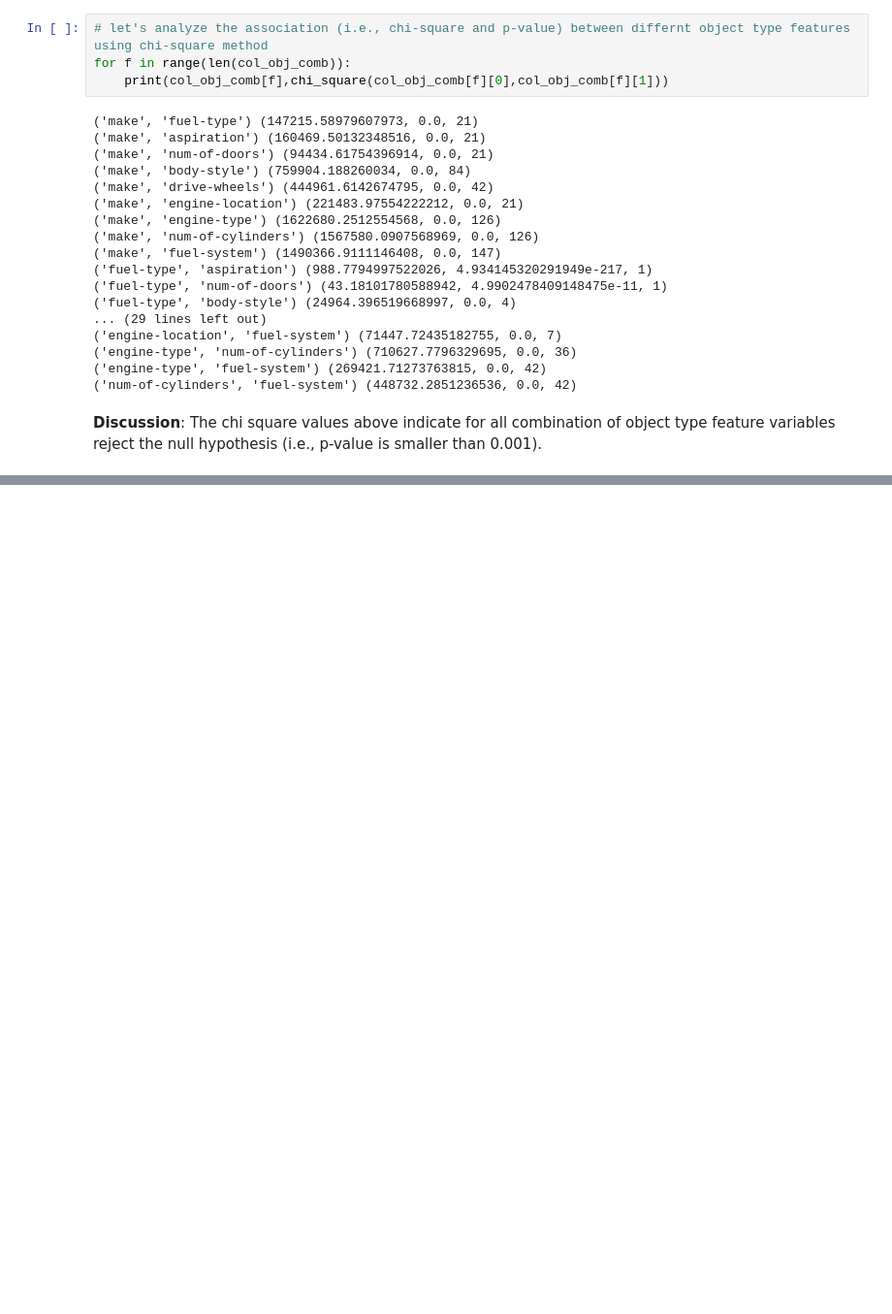
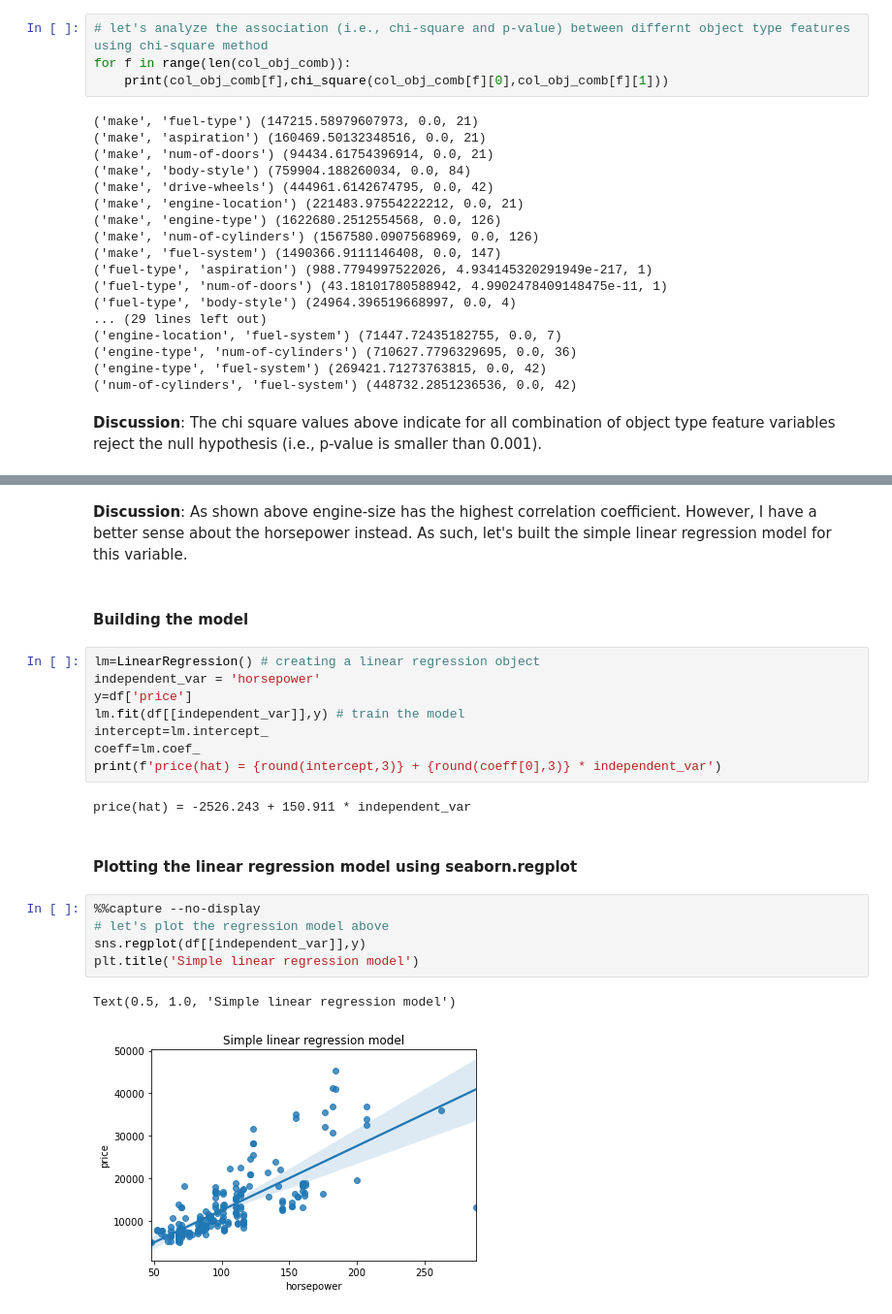
Before and after one commit to Farhad-Davaripour/Step_by_Step_Data_Analysis_Auto_Dataset, a Jupyter notebook: Code_Python.ipynb, the cells around one changed output, grey strips where cells are left out. Shown at 97% size. Cells and saved outputs as stored; diff of their text form; blank space fills up the shorter version.

```diff
--- a/Code_Python.ipynb
+++ b/Code_Python.ipynb
@@ -403,0 +430,24 @@ for f in range(len(col_obj_comb)):
+# %% [markdown]
+**Discussion**: As shown above engine-size has the highest correlation coefficient. However, I have a better sense about the horsepower instead. As such, let's built the simple linear regression model for this variable.
+# %% [markdown]
+#### Building the model
+# %%
+lm=LinearRegression() # creating a linear regression object
+independent_var = 'horsepower'
+y=df['price']
+lm.fit(df[[independent_var]],y) # train the model
+intercept=lm.intercept_
+coeff=lm.coef_
+print(f'price(hat) = {round(intercept,3)} + {round(coeff[0],3)} * independent_var')
+# %% [output]
+price(hat) = -2526.243 + 150.911 * independent_var
+# %% [markdown]
+#### Plotting the linear regression model using seaborn.regplot
+# %%
+%%capture --no-display
+# let's plot the regression model above
+sns.regplot(df[[independent_var]],y)
+plt.title('Simple linear regression model')
+# %% [output]
+Text(0.5, 1.0, 'Simple linear regression model')
+[figure, added]
```
Also changed, not shown: parts of 63 cells of this notebook.
